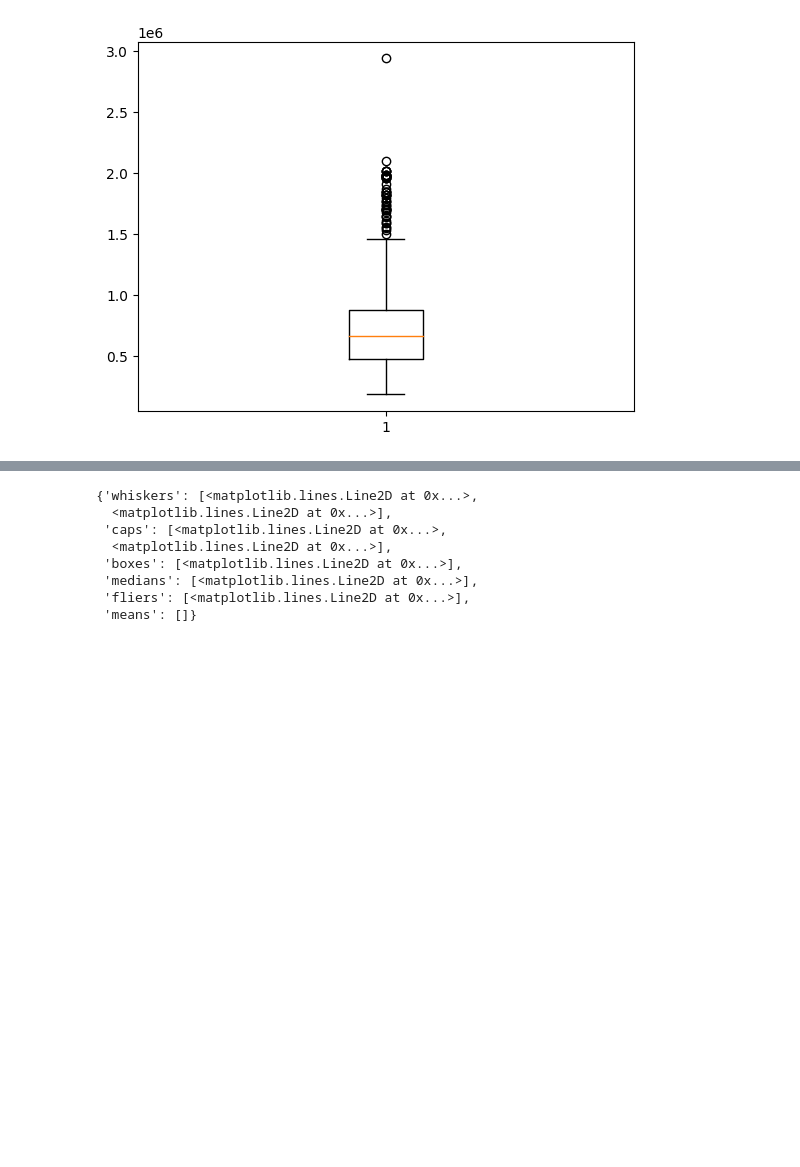
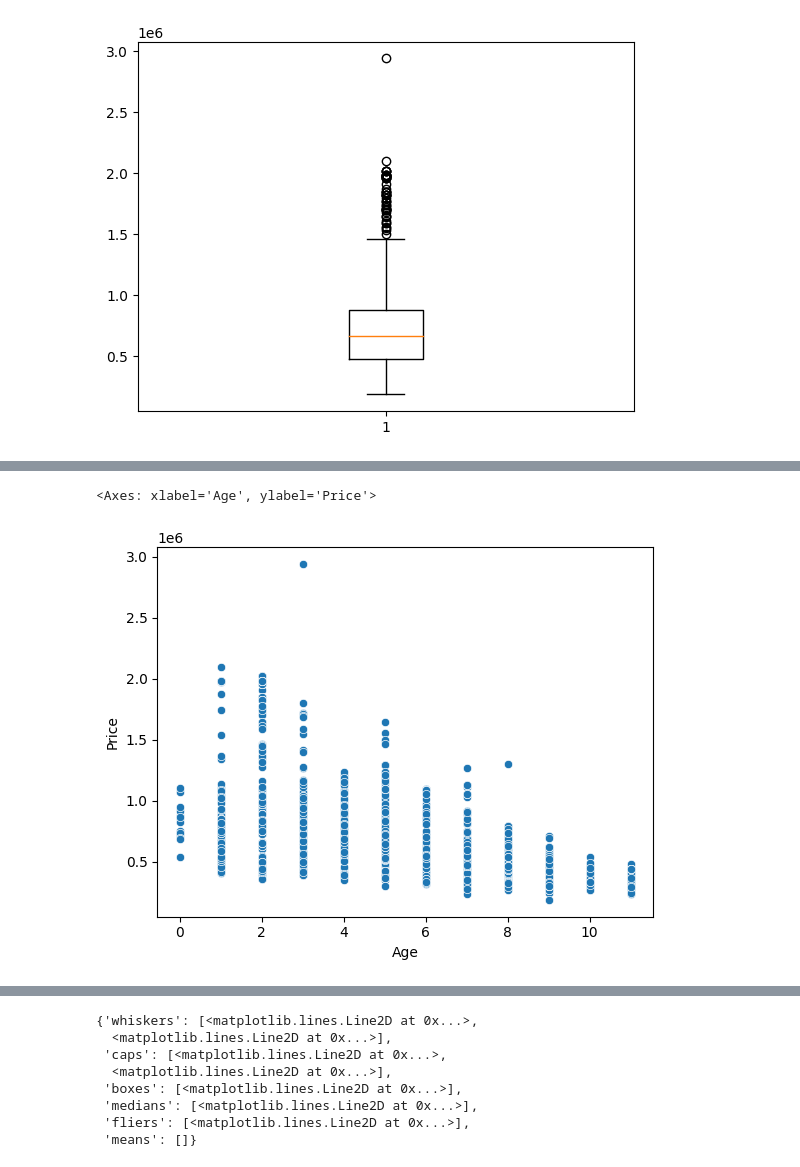
Before and after one commit to Monty-2003/assignment4, a Jupyter notebook: assignment4.ipynb, the cells around one changed output, grey strips where cells are left out. Saved outputs shown, nothing was run; the diff lists cells and outputs as text; code cells hidden in the pictures; blank space fills up the shorter version.

```diff
--- a/assignment4.ipynb
+++ b/assignment4.ipynb
@@ -82 +85,6 @@ car_dat['Price'].hist()
+# %%
+sns.scatterplot(x=car_dat['Age'], y=car_dat['Price'])
+# %% [output]
+<Axes: xlabel='Age', ylabel='Price'>
+[figure, added]
 # %%
```
Also changed, not shown: parts of 13 cells of this notebook.
